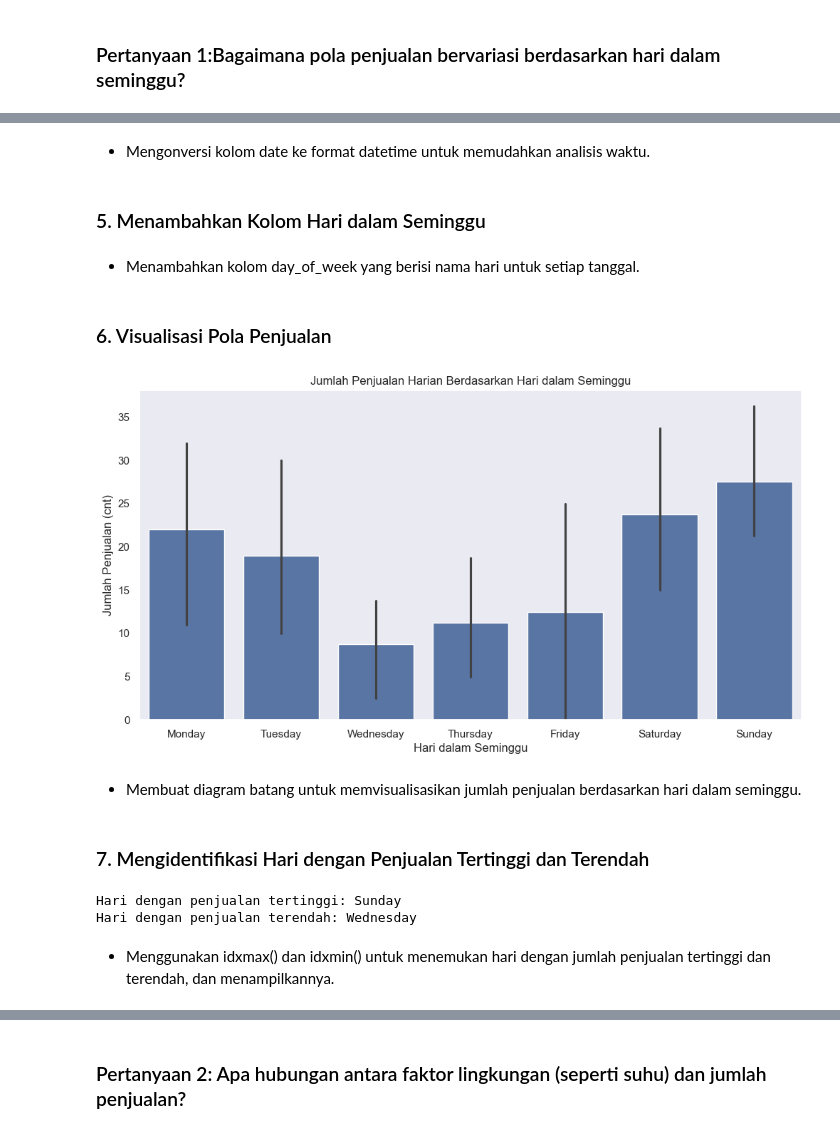
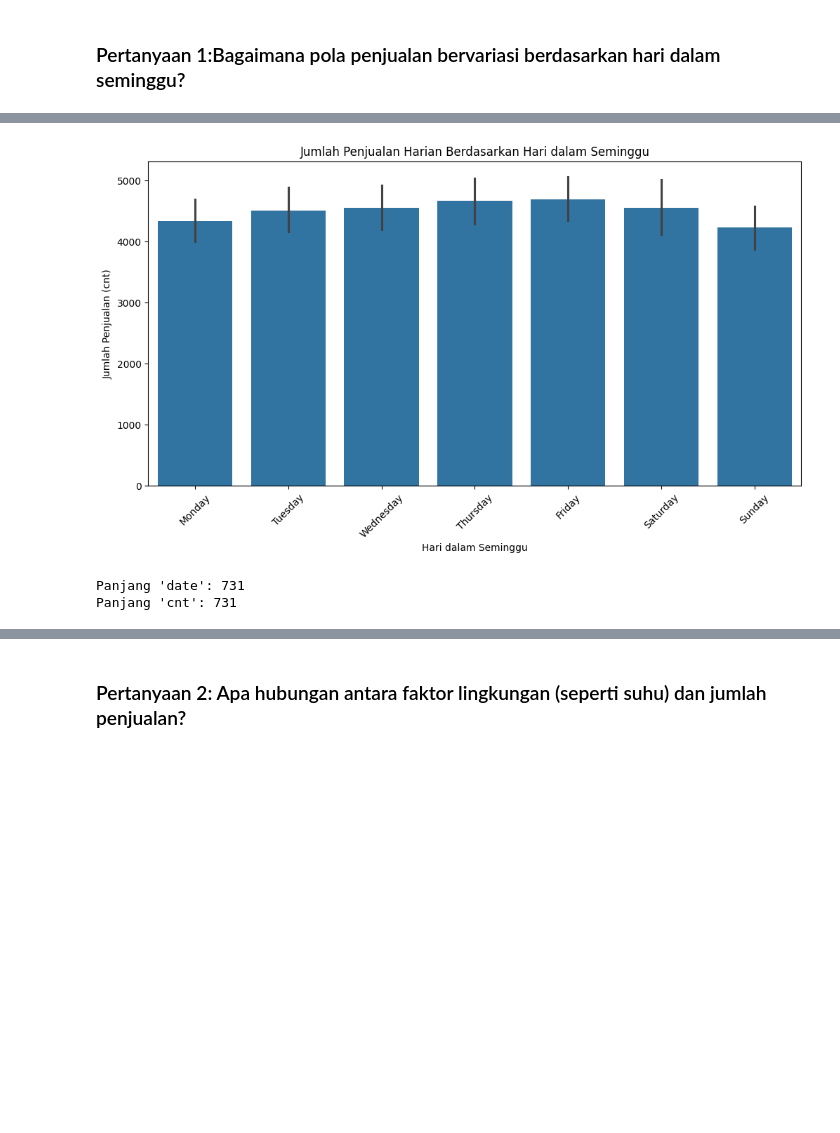
Before and after one commit to ZidanAlfarizaPutraPratama/submission, a Jupyter notebook: notebook.ipynb, the cells around one changed output, grey strips where cells are left out. Cells and saved outputs as stored; diff of their text form; code cells hidden in the pictures; blank space fills up the shorter version.

```diff
--- a/notebook.ipynb
+++ b/notebook.ipynb
@@ -298,4 +488,0 @@ day_df['date'] = pd.to_datetime(day_df['date'])
-# %% [markdown]
-- Mengonversi kolom date ke format datetime untuk memudahkan analisis waktu.
-# %% [markdown]
-### 5. Menambahkan Kolom Hari dalam Seminggu
@@ -305,29 +489,33 @@ day_df['day_of_week'] = day_df['date'].dt.day_name()
-# %% [markdown]
-- Menambahkan kolom day_of_week yang berisi nama hari untuk setiap tanggal.
-# %% [markdown]
-### 6. Visualisasi Pola Penjualan
 # %%
+# URL dataset
+DATA_URLS = {
+    "day": "https://raw.githubusercontent.com/ZidanAlfarizaPutraPratama/submission/master/data/day.csv",
+    "hour": "https://raw.githubusercontent.com/ZidanAlfarizaPutraPratama/submission/master/data/hour.csv",
+}
+
+# Memuat dataset
+day_df = pd.read_csv(DATA_URLS["day"])
+
+# Memastikan kolom 'dteday' dalam format datetime
+day_df['date'] = pd.to_datetime(day_df['dteday'])
+
+# Menambahkan kolom hari dalam seminggu
+day_df['day_of_week'] = day_df['date'].dt.day_name()
+
 # Visualisasi Pola Penjualan
 plt.figure(figsize=(12, 6))
-sns.barplot(x='day_of_week', y='cnt', data=day_df, order=['Monday', 'Tuesday', 'Wednesday', 'Thursday', 'Friday', 'Saturday', 'Sunday'])
+sns.barplot(x='day_of_week', y='cnt', data=day_df,
+            order=['Monday', 'Tuesday', 'Wednesday', 'Thursday', 'Friday', 'Saturday', 'Sunday'])
 plt.title('Jumlah Penjualan Harian Berdasarkan Hari dalam Seminggu')
 plt.xlabel('Hari dalam Seminggu')
 plt.ylabel('Jumlah Penjualan (cnt)')
+plt.xticks(rotation=45)
 plt.show()
+
+# Periksa panjang data
+print(f"Panjang 'date': {len(day_df['date'])}")
+print(f"Panjang 'cnt': {len(day_df['cnt'])}")
 # %% [output]
-[figure, old version]
+[figure, new version]
+Panjang 'date': 731
+Panjang 'cnt': 731
-# %% [markdown]
-- Membuat diagram batang untuk memvisualisasikan jumlah penjualan berdasarkan hari dalam seminggu.
-# %% [markdown]
-### 7. Mengidentifikasi Hari dengan Penjualan Tertinggi dan Terendah
-# %%
-# Mengidentifikasi hari dengan penjualan tertinggi dan terendah
-highest_sales_day = day_df.loc[day_df['cnt'].idxmax(), 'day_of_week']
-lowest_sales_day = day_df.loc[day_df['cnt'].idxmin(), 'day_of_week']
-print(f'Hari dengan penjualan tertinggi: {highest_sales_day}')
-print(f'Hari dengan penjualan terendah: {lowest_sales_day}')
-# %% [output]
-Hari dengan penjualan tertinggi: Sunday
-Hari dengan penjualan terendah: Wednesday
-# %% [markdown]
-- Menggunakan idxmax() dan idxmin() untuk menemukan hari dengan jumlah penjualan tertinggi dan terendah, dan menampilkannya.
```
Also changed, not shown: parts of 52 cells of this notebook, 1 other file.
